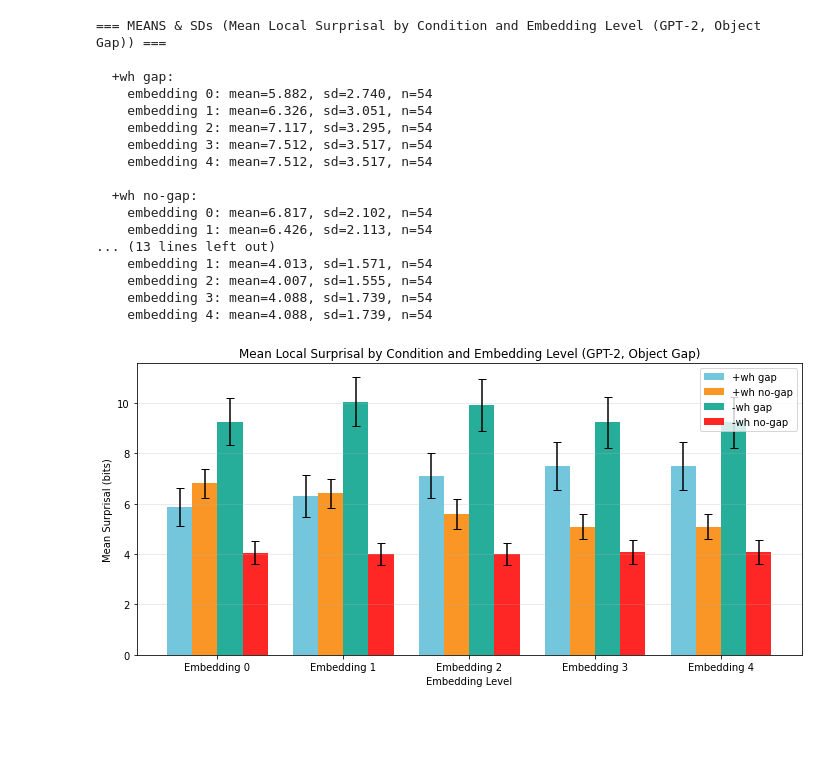
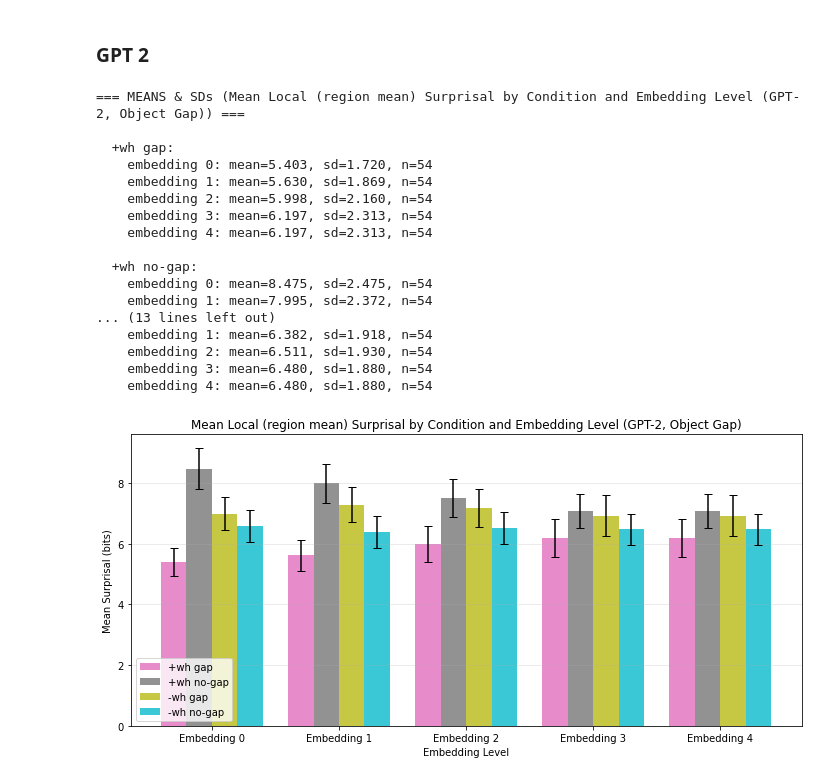
Before and after one commit to marrsia/ucl-fgd, a Jupyter notebook: notebooks/mean_surprisal_by_condition.ipynb, the cells around one changed output. Saved outputs shown, nothing was run; the diff lists cells and outputs as text; code cells hidden in the pictures; blank space fills up the shorter version.

```diff
--- a/notebooks/mean_surprisal_by_condition.ipynb
+++ b/notebooks/mean_surprisal_by_condition.ipynb
@@ -14,32 +14,35 @@ grnn_subject_csv_path = "../data/model_outputs/grnn_wilcox2022_embed4_subject_ga
 
 ngram_object_csv_path = "../data/model_outputs/ngram_wilcox2022_embed4_object_gap_stimuli_with_surprisals.csv"
 ngram_subject_csv_path = "../data/model_outputs/ngram_wilcox2022_embed4_subject_gap_stimuli_with_surprisals.csv"
+# %% [markdown]
+### GPT 2
 # %%
 surprisal_df = pd.read_csv(gpt2_object_csv_path)
 
 data.plot_mean_surprisal_by_condition(
     surprisal_df,
-    title='Mean Local Surprisal by Condition and Embedding Level (GPT-2, Object Gap)',
+    title='Mean Local (region mean) Surprisal by Condition and Embedding Level (GPT-2, Object Gap)',
     conditions=['+wh_gap', '+wh_no_gap', '-wh_gap', '-wh_no_gap'],
     condition_labels=['+wh gap', '+wh no-gap', '-wh gap', '-wh no-gap'],
-    gap_type="object"
+    gap_type="object",
+    surprisal_type="local_mean"
 )
 # %% [output]
-=== MEANS & SDs (Mean Local Surprisal by Condition and Embedding Level (GPT-2, Object Gap)) ===
+=== MEANS & SDs (Mean Local (region mean) Surprisal by Condition and Embedding Level (GPT-2, Object Gap)) ===
 
   +wh gap:
-    embedding 0: mean=5.882, sd=2.740, n=54
-    embedding 1: mean=6.326, sd=3.051, n=54
-    embedding 2: mean=7.117, sd=3.295, n=54
-    embedding 3: mean=7.512, sd=3.517, n=54
-    embedding 4: mean=7.512, sd=3.517, n=54
+    embedding 0: mean=5.403, sd=1.720, n=54
+    embedding 1: mean=5.630, sd=1.869, n=54
+    embedding 2: mean=5.998, sd=2.160, n=54
+    embedding 3: mean=6.197, sd=2.313, n=54
+    embedding 4: mean=6.197, sd=2.313, n=54
 
   +wh no-gap:
-    embedding 0: mean=6.817, sd=2.102, n=54
-    embedding 1: mean=6.426, sd=2.113, n=54
+    embedding 0: mean=8.475, sd=2.475, n=54
+    embedding 1: mean=7.995, sd=2.372, n=54
 ... (13 lines left out)
-    embedding 1: mean=4.013, sd=1.571, n=54
-    embedding 2: mean=4.007, sd=1.555, n=54
-    embedding 3: mean=4.088, sd=1.739, n=54
-    embedding 4: mean=4.088, sd=1.739, n=54
+    embedding 1: mean=6.382, sd=1.918, n=54
+    embedding 2: mean=6.511, sd=1.930, n=54
+    embedding 3: mean=6.480, sd=1.880, n=54
+    embedding 4: mean=6.480, sd=1.880, n=54
-[figure, old version]
+[figure, new version]
```
Also changed, not shown: parts of 7 cells of this notebook, 39 other files.
